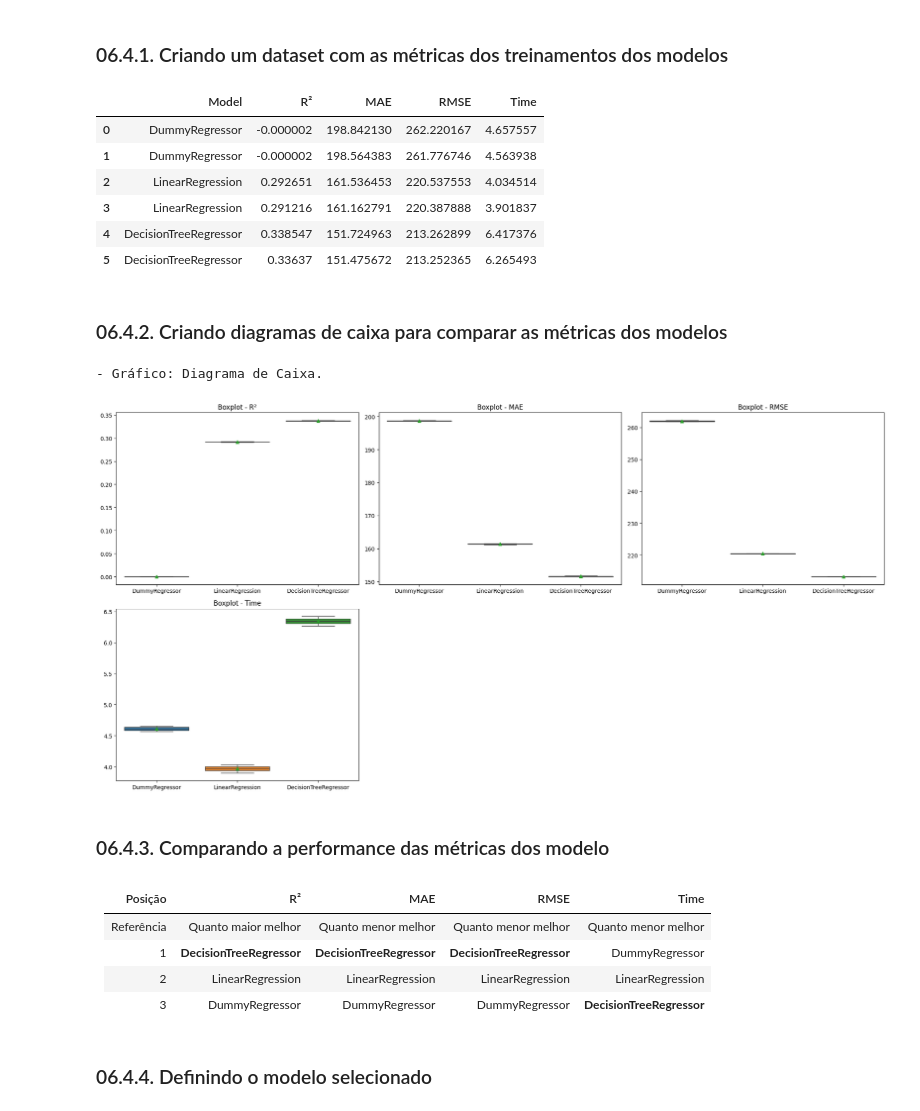
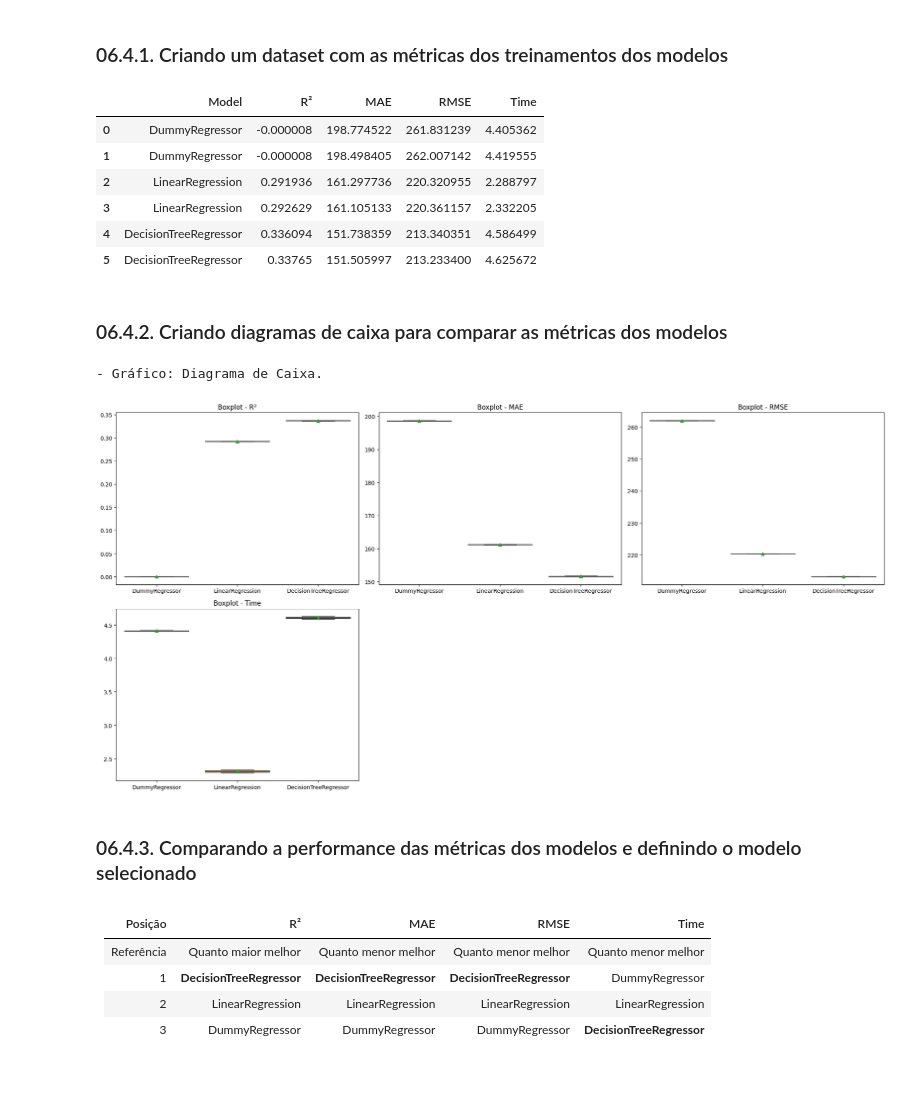
Before and after one commit to matheusresende7/ds_projeto_final_4_modelo_regressao_app_alugueis, a Jupyter notebook: notebooks/06_pd_model_selection.ipynb, the cells around one changed output. Drawn from its saved outputs; the diff is of its cells as text; code cells hidden in the pictures; blank space fills up the shorter version.

```diff
--- a/notebooks/06_pd_model_selection.ipynb
+++ b/notebooks/06_pd_model_selection.ipynb
@@ -305,5 +319,5 @@ pipeline_pre_processing = ColumnTransformer([
 # %%
-def pipeline_sklearn(X: pd.DataFrame, y: pd.Series, model: BaseEstimator) -> dict[str, Any]:
+def pipeline_scikit_learn(X: pd.DataFrame, y: pd.Series, model: BaseEstimator) -> dict[str, Any]:
     """
     Função que executa todo o fluxo de machine learning: pré-processamento, seleção de features,
     balanceamento de classes, treinamento do modelo e validação cruzada.
@@ -349,26 +363,26 @@ def pipeline_sklearn(X: pd.DataFrame, y: pd.Series, model: BaseEstimator) -> dic
 # %%
 scores = {
 
-    'DummyRegressor': pipeline_sklearn(X, y, DummyRegressor(strategy = 'mean')),
+    'DummyRegressor': pipeline_scikit_learn(X_train_val, y_train_val, DummyRegressor(strategy = 'mean')),
 
-    'LinearRegression': pipeline_sklearn(X, y, LinearRegression()),
+    'LinearRegression': pipeline_scikit_learn(X_train_val, y_train_val, LinearRegression()),
 
-    'DecisionTreeRegressor': pipeline_sklearn(X, y, DecisionTreeRegressor(random_state = consts.RANDOM_STATE)),
+    'DecisionTreeRegressor': pipeline_scikit_learn(X_train_val, y_train_val, DecisionTreeRegressor(random_state = consts.RANDOM_STATE)),
 
-    # 'KNNRegressor': pipeline_sklearn(X, y, KNeighborsRegressor(n_neighbors = 5)),
+    # 'KNNRegressor': pipeline_scikit_learn(X_train_val, y_train_val, KNeighborsRegressor(n_neighbors = 5)),
 
-    # 'SVR': pipeline_sklearn(X, y, SVR()),
+    # 'SVR': pipeline_scikit_learn(X_train_val, y_train_val, SVR()),
 
-    # 'ExtraTreesRegressor': pipeline_sklearn(X, y, ExtraTreesRegressor(random_state = consts.RANDOM_STATE)),
+    # 'ExtraTreesRegressor': pipeline_scikit_learn(X_train_val, y_train_val, ExtraTreesRegressor(random_state = consts.RANDOM_STATE)),
 
-    # 'RandomForestRegressor': pipeline_sklearn(X, y, RandomForestRegressor(random_state = consts.RANDOM_STATE)),
+    # 'RandomForestRegressor': pipeline_scikit_learn(X_train_val, y_train_val, RandomForestRegressor(random_state = consts.RANDOM_STATE)),
 
-    # 'GradientBoostingRegressor': pipeline_sklearn(X, y, GradientBoostingRegressor(random_state = consts.RANDOM_STATE)),
+    # 'GradientBoostingRegressor': pipeline_scikit_learn(X_train_val, y_train_val, GradientBoostingRegressor(random_state = consts.RANDOM_STATE)),
 
-    # 'AdaBoostRegressor': pipeline_sklearn(X, y, AdaBoostRegressor(random_state = consts.RANDOM_STATE)),
+    # 'AdaBoostRegressor': pipeline_scikit_learn(X_train_val, y_train_val, AdaBoostRegressor(random_state = consts.RANDOM_STATE)),
 
-    # 'XGBRegressor': pipeline_sklearn(X, y, XGBRegressor(random_state = consts.RANDOM_STATE)),
+    # 'XGBRegressor': pipeline_scikit_learn(X_train_val, y_train_val, XGBRegressor(random_state = consts.RANDOM_STATE)),
 
-    # 'MLPRegressor': pipeline_sklearn(X, y, MLPRegressor(random_state = consts.RANDOM_STATE)),
+    # 'MLPRegressor': pipeline_scikit_learn(X_train_val, y_train_val, MLPRegressor(random_state = consts.RANDOM_STATE)),
 
 }
@@ -386,44 +400,46 @@ for k, v in scores.items():
 
     scores[k]['Time'] = scores[k]['fit_time'] + scores[k]['score_time']
 
-df_metrics = pd.DataFrame(scores).T.reset_index().rename(columns = {'index': 'Model'})
+df_models_metrics = pd.DataFrame(scores).T.reset_index().rename(columns = {'index': 'Model'})
 
-df_metrics = df_metrics.explode(df_metrics.columns[1:].to_list()).reset_index(drop = True)
+df_models_metrics = df_models_metrics.explode(df_models_metrics.columns[1:].to_list()).reset_index(drop = True)
 
-df_metrics = df_metrics.rename(columns = lambda c: c.replace('test_', ''))
+df_models_metrics = df_models_metrics.rename(columns = lambda c: c.replace('test_', ''))
 
-df_metrics = df_metrics.drop(columns = ['fit_time', 'score_time'])
+df_models_metrics = df_models_metrics.drop(columns = ['fit_time', 'score_time'])
 
 for c in ['neg_mean_absolute_error', 'neg_root_mean_squared_error']:
 
-    df_metrics[c] = -df_metrics[c].astype(float)
+    df_models_metrics[c] = -df_models_metrics[c].astype(float)
 
-df_metrics = df_metrics.rename(columns = {'r2': 'R²', 'neg_mean_absolute_error': 'MAE', 'neg_root_mean_squared_error': 'RMSE'})
+df_models_metrics = df_models_metrics.rename(columns = {'r2': 'R²', 'neg_mean_absolute_error': 'MAE', 'neg_root_mean_squared_error': 'RMSE'})
 
-df_metrics
+df_models_metrics.to_csv(consts.DATASET_MODELS_METRICS_PANDAS, index = False)
+
+df_models_metrics
 # %% [output]
 |  | Model | R² | MAE | RMSE | Time |
-| 0 | DummyRegressor | -0.000002 | 198.842130 | 262.220167 | 4.657557 |
-| 1 | DummyRegressor | -0.000002 | 198.564383 | 261.776746 | 4.563938 |
-| 2 | LinearRegression | 0.292651 | 161.536453 | 220.537553 | 4.034514 |
-| 3 | LinearRegression | 0.291216 | 161.162791 | 220.387888 | 3.901837 |
-| 4 | DecisionTreeRegressor | 0.338547 | 151.724963 | 213.262899 | 6.417376 |
-| 5 | DecisionTreeRegressor | 0.33637 | 151.475672 | 213.252365 | 6.265493 |
+| 0 | DummyRegressor | -0.000008 | 198.774522 | 261.831239 | 4.405362 |
+| 1 | DummyRegressor | -0.000008 | 198.498405 | 262.007142 | 4.419555 |
+| 2 | LinearRegression | 0.291936 | 161.297736 | 220.320955 | 2.288797 |
+| 3 | LinearRegression | 0.292629 | 161.105133 | 220.361157 | 2.332205 |
+| 4 | DecisionTreeRegressor | 0.336094 | 151.738359 | 213.340351 | 4.586499 |
+| 5 | DecisionTreeRegressor | 0.33765 | 151.505997 | 213.233400 | 4.625672 |
 # %% [markdown]
 ### 06.4.2. Criando diagramas de caixa para comparar as métricas dos modelos
 # %%
 print('- Gráfico: Diagrama de Caixa.')
 
-fn_charts_pandas.boxplot(df_metrics, df_metrics.columns[1:].to_list(), 'Model', 'Model')
+fn_charts_pandas.boxplot(df_models_metrics, df_models_metrics.columns[1:].to_list(), 'Model', 'Model')
 
 plt.savefig(f'../images/outputs/charts/pandas/nb07_boxplot_models.png', format = 'png', dpi = 75, bbox_inches = 'tight', transparent = True)
 
 plt.show()
 # %% [output]
 - Gráfico: Diagrama de Caixa.
-[figure, old version]
+[figure, new version]
 # %% [markdown]
-### 06.4.3. Comparando a performance das métricas dos modelo
+### 06.4.3. Comparando a performance das métricas dos modelos e definindo o modelo selecionado
 # %% [markdown]
 |Posição|R²                       |MAE                      |RMSE                     |Time                     |
 |-------|-------------------------|-------------------------|-------------------------|-------------------------|
@@ -431,5 +447,3 @@ plt.show()
 |1      |**DecisionTreeRegressor**|**DecisionTreeRegressor**|**DecisionTreeRegressor**|DummyRegressor           |
 |2      |LinearRegression         |LinearRegression         |LinearRegression         |LinearRegression         |
 |3      |DummyRegressor           |DummyRegressor           |DummyRegressor           |**DecisionTreeRegressor**|
-# %% [markdown]
-### 06.4.4. Definindo o modelo selecionado
```
Also changed, not shown: parts of 17 cells of this notebook, 13 other files.
